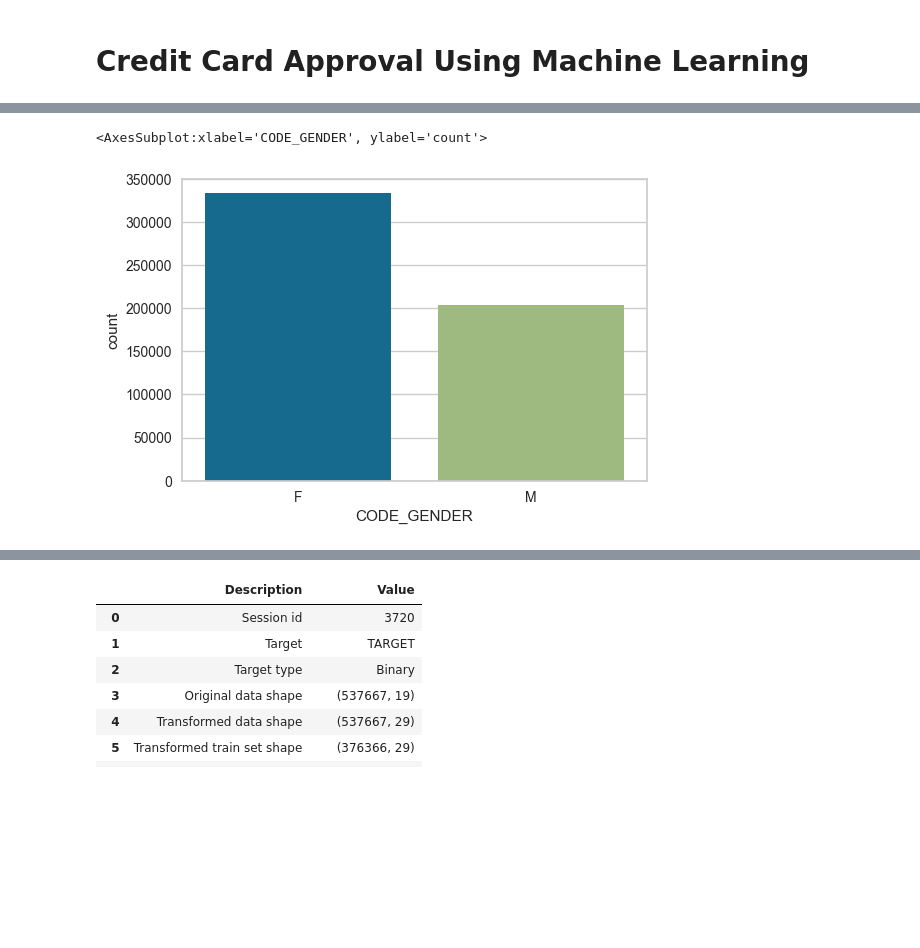
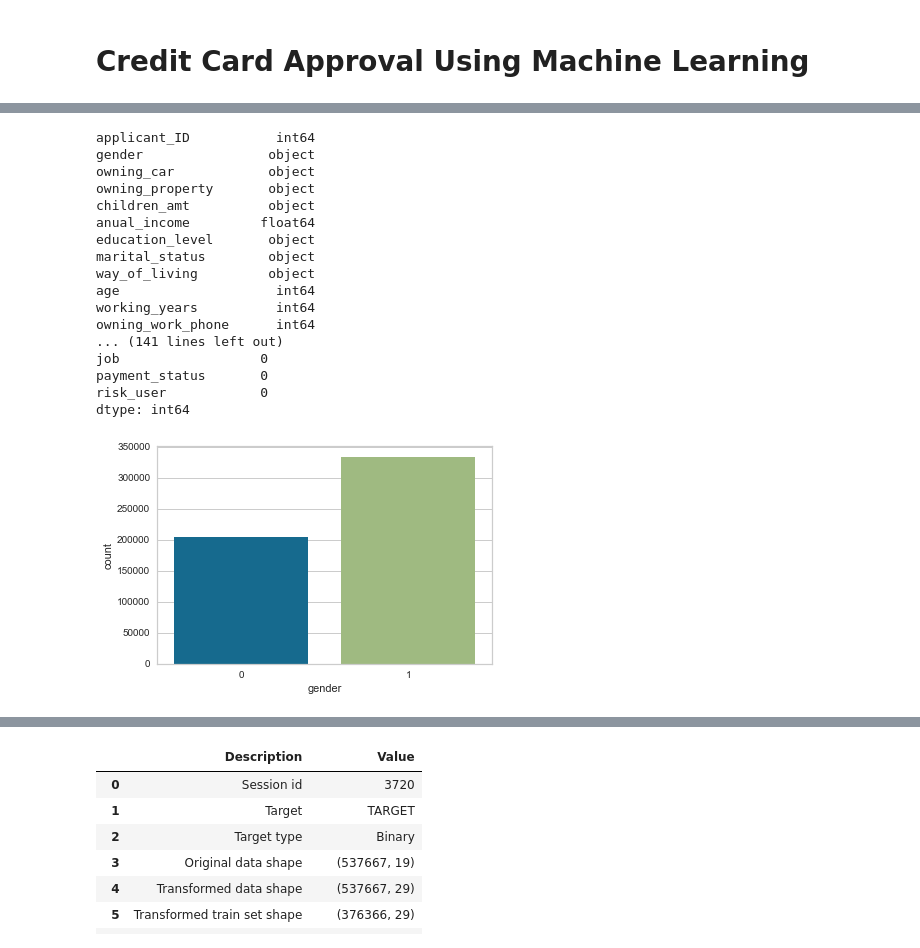
Before and after one commit to yassdenn/cca, a Jupyter notebook: MAIN.ipynb, the cells around one changed output, grey strips where cells are left out. Saved outputs shown, nothing was run; the diff lists cells and outputs as text; code cells hidden in the pictures; blank space fills up the shorter version.

```diff
--- a/MAIN.ipynb
+++ b/MAIN.ipynb
@@ -5,16 +5,16 @@ import pandas as pd
 import plotly.express as px
 import plotly.graph_objects as go
 import seaborn as sns
-import pycaret
 import numpy as np
 import matplotlib.pyplot as plt
 import missingno as mso
 import seaborn as sns
 import warnings
 import pycaret
+import math
 
-from pycaret.classification import *
+import pycaret.classification
 
 # --- Libraries Settings ---
-warnings.filterwarnings('ignore')
-plt.rcParams['figure.dpi'] = 100
+#warnings.filterwarnings('ignore')
+#plt.rcParams['figure.dpi'] = 100
@@ -66,8 +77,34 @@ dtype: object
 # %%
-#for n in columns:
-#    print(n)
-#    print(cca[n].unique())
-#    for i in cca[n].isna():
-#        if i == True:
-#            print("AHAAAA")
-#    print('\n \n')
+print(cca.dtypes)
+
+columns = []
+for n in cca.columns:
+    columns.append(n)
+
+for n in columns:
+    print(n)
+    print(cca[n].unique())
+    for i in cca[n].isna():
+        if i == True:
+            print("AHAAAA")
+    print('\n \n')
+
+print(cca.isnull().sum())
+# %% [output]
+applicant_ID           int64
+gender                object
+owning_car            object
+owning_property       object
+children_amt          object
+anual_income         float64
+education_level       object
+marital_status        object
+way_of_living         object
+age                    int64
+working_years          int64
+owning_work_phone      int64
+... (141 lines left out)
+job                  0
+payment_status       0
+risk_user            0
+dtype: int64
@@ -76,5 +111,4 @@ dtype: object
 # %%
-sns.countplot(x='CODE_GENDER',data=cca)
+gender_plot = sns.countplot(x='gender',data=cca)
 # %% [output]
-<AxesSubplot:xlabel='CODE_GENDER', ylabel='count'>
-[figure, old version]
+[figure, new version]
```
Also changed, not shown: parts of 8 cells of this notebook.
